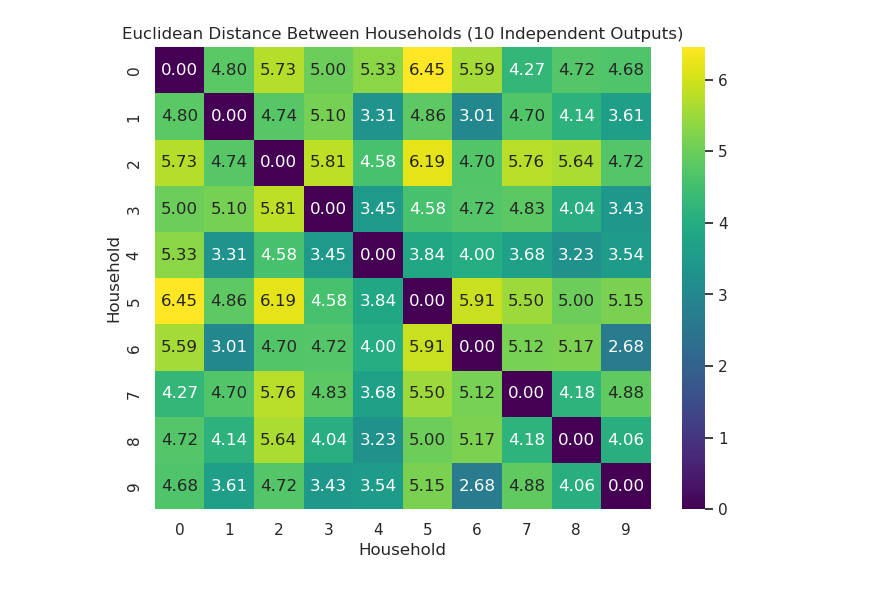
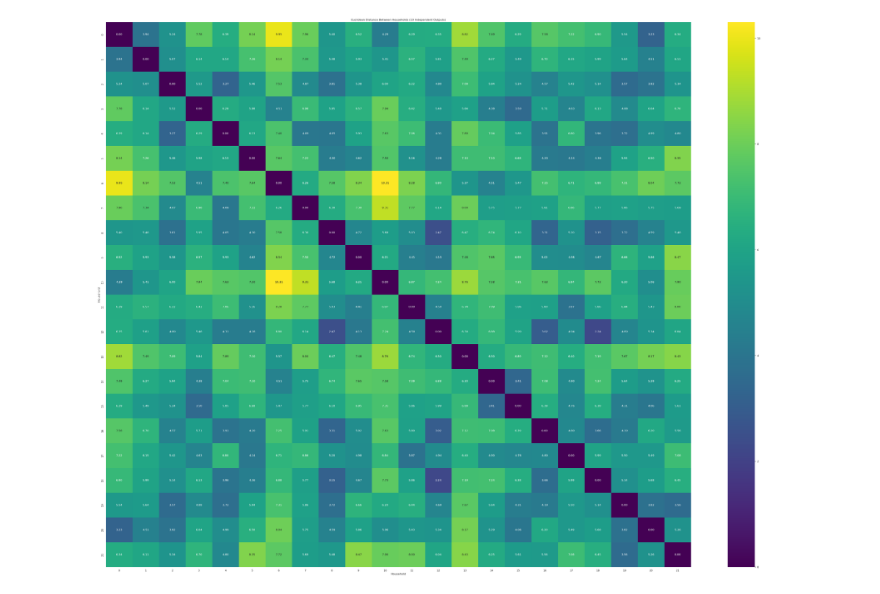
Before and after one commit to xHelenx/ifwaste, a Jupyter notebook: analysis/check_similarity_between_runs.ipynb, the cells around one changed output. Cells and saved outputs as stored; diff of their text form; code cells hidden in the pictures.

```diff
--- a/analysis/check_similarity_between_runs.ipynb
+++ b/analysis/check_similarity_between_runs.ipynb
@@ -3,12 +3,12 @@ import os
 import pandas as pd
 
 
-sample_path = "/blue/carpena/haasehelen/ifwaste/output/gsua_test/old/"
+sample_path = "/blue/carpena/haasehelen/ifwaste/output/gsua_test/"
 filename = "aggregated_outputs.csv"
 df = pd.DataFrame()
 
 foldernames = os.listdir(sample_path)
-for folder in foldernames:
+for (i, folder) in zip(range(len(foldernames)),foldernames):
     path = sample_path + folder + "/" + filename
     output = pd.read_csv(path)
     if len(df) == 0:
@@ -17,6 +17,9 @@ for folder in foldernames:
     else:
         output["run"] = int(folder.replace("run_", ""))
         df = pd.concat([df, output])
+    if i > 20: #adapt to number till stabilizing
+        break
+
 
 df["household"] = df["household"].astype(int)
 df.head()
@@ -45,41 +57,29 @@ print(df[df["household"] == 1].to_string())
 # %%
 import numpy as np
 import pandas as pd
 import seaborn as sns
 import matplotlib.pyplot as plt
 from scipy.spatial.distance import pdist, squareform
+from sklearn.preprocessing import StandardScaler
 
-# Simulate: 10 households, 20 runs, 10 unrelated outputs (on different scales)
-np.random.seed(42)
-n_households = 10
-n_runs = 20
-n_outputs = 10
 
-# Simulate random data with different scales per output
-scales = np.linspace(1, 100, n_outputs)  # output 0 varies ~1 unit, output 9 ~100 units
-household_data = [
-    np.random.normal(loc=0, scale=scales, size=(n_runs, n_outputs))
-    for _ in range(n_households)
-]
+household_1 = df[df["household"] == 1]
+household_1 = household_1.drop(columns=["household"])
+for column in household_1.columns:
+    household_1[column+"_mean"] = household_1[column].mean()
 
-# Step 1: compute mean vector per household
-mean_vectors = np.array([data.mean(axis=0) for data in household_data])  # shape: (10, 10)
-
-# Optional Step 2: normalize per output (column-wise)
-# You can use z-score or min-max
-from sklearn.preprocessing import StandardScaler
 scaler = StandardScaler()
-mean_vectors_scaled = scaler.fit_transform(mean_vectors)
+household_1_scaled = scaler.fit_transform(household_1.values)
 
 # Step 3: compute pairwise Euclidean distance
-dist_matrix = squareform(pdist(mean_vectors_scaled, metric='euclidean'))
+dist_matrix = squareform(pdist(household_1_scaled, metric='euclidean'))
 
 # Step 4: visualize
-plt.figure(figsize=(8, 6))
+plt.figure(figsize=(56,42))
 sns.heatmap(dist_matrix, annot=True, fmt=".2f", cmap="viridis", xticklabels=True, yticklabels=True)
 plt.title("Euclidean Distance Between Households (10 Independent Outputs)")
 plt.xlabel("Household")
 plt.ylabel("Household")
 plt.show()
 # %% [output]
-[figure, old version]
+[figure, new version]
```
Also changed, not shown: parts of 16 cells of this notebook, 4 other files.
